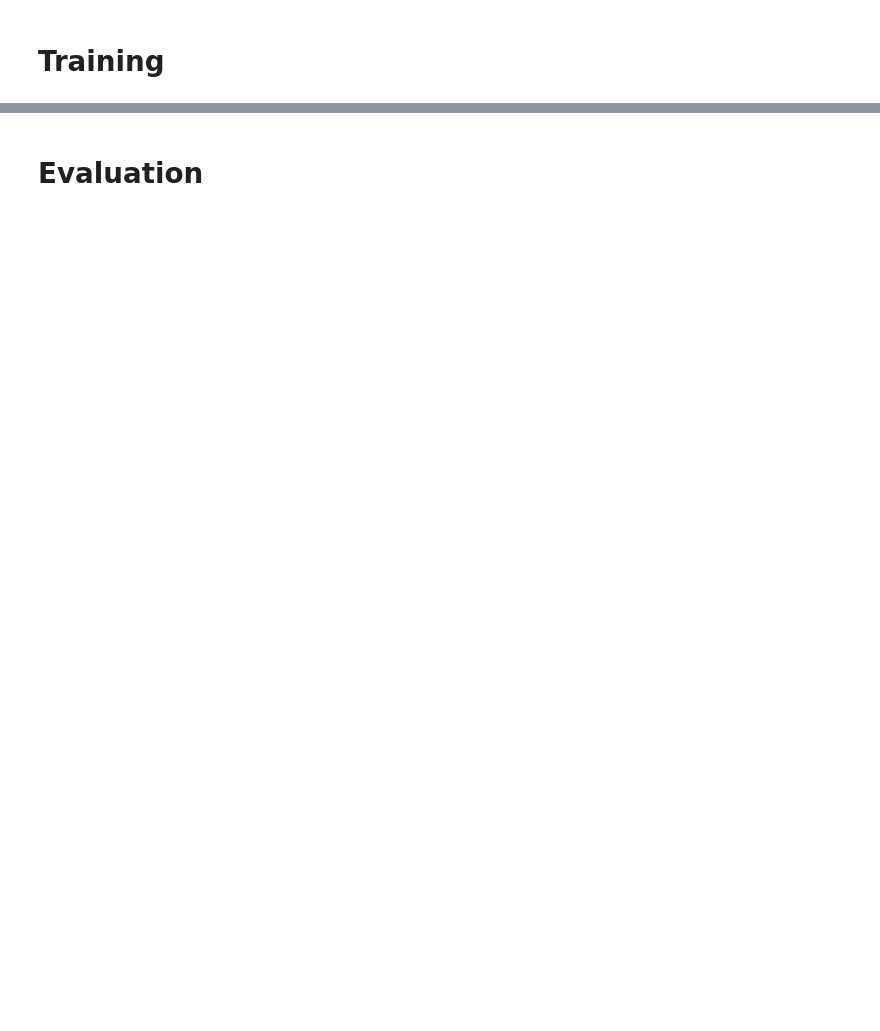
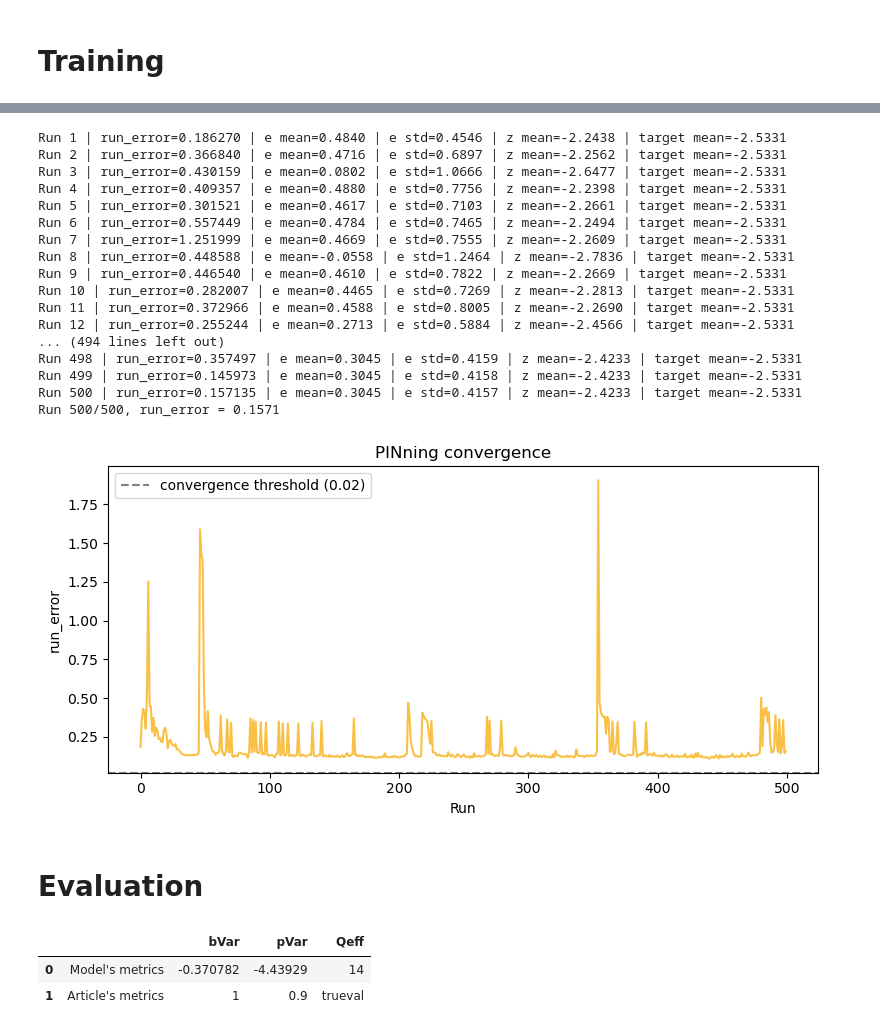
Before and after one commit to JohanneBohn/Reproducing-neural-sequences-with-Partial-In-Network-Training, a Jupyter notebook: main.ipynb, the cells around one changed output, grey strips where cells are left out. Drawn from its saved outputs; the diff is of its cells as text; code cells hidden in the pictures; blank space fills up the shorter version.

```diff
--- a/main.ipynb
+++ b/main.ipynb
@@ -32,0 +67,9 @@ gs.target_graph(
+# %%
+p = 0.08 # fraction of plastic synapses in the network
+g = 1.5 # chaos parameter
+tau = 0.01 # membrane time constant (in seconds)
+theta = 0 # sigmoid threshold
+p0 = 10 # initial P matrix scaling factor: amplitude of 1 to 10 times h0
+n_runs = 500 # number of training steps to learn J
+n_steps = 50 # number of additionnal steps where J is not modified
+cv_threshold = 0.02 # error value at which we deem the model to converge
@@ -32,0 +86,24 @@ gs.target_graph(
+# %%
+rnn = RNN(N, g, dt, tau, theta, p0)
+PINned_model = PINning(p, rnn, targets, p0)
+errors = PINned_model.train(inputs, n_runs, cv_threshold, DEBUG = True)
+PINned_model.display_cv(errors)
+# %% [output]
+Run 1 | run_error=0.186270 | e mean=0.4840 | e std=0.4546 | z mean=-2.2438 | target mean=-2.5331
+Run 2 | run_error=0.366840 | e mean=0.4716 | e std=0.6897 | z mean=-2.2562 | target mean=-2.5331
+Run 3 | run_error=0.430159 | e mean=0.0802 | e std=1.0666 | z mean=-2.6477 | target mean=-2.5331
+Run 4 | run_error=0.409357 | e mean=0.4880 | e std=0.7756 | z mean=-2.2398 | target mean=-2.5331
+Run 5 | run_error=0.301521 | e mean=0.4617 | e std=0.7103 | z mean=-2.2661 | target mean=-2.5331
+Run 6 | run_error=0.557449 | e mean=0.4784 | e std=0.7465 | z mean=-2.2494 | target mean=-2.5331
+Run 7 | run_error=1.251999 | e mean=0.4669 | e std=0.7555 | z mean=-2.2609 | target mean=-2.5331
+Run 8 | run_error=0.448588 | e mean=-0.0558 | e std=1.2464 | z mean=-2.7836 | target mean=-2.5331
+Run 9 | run_error=0.446540 | e mean=0.4610 | e std=0.7822 | z mean=-2.2669 | target mean=-2.5331
+Run 10 | run_error=0.282007 | e mean=0.4465 | e std=0.7269 | z mean=-2.2813 | target mean=-2.5331
+Run 11 | run_error=0.372966 | e mean=0.4588 | e std=0.8005 | z mean=-2.2690 | target mean=-2.5331
+Run 12 | run_error=0.255244 | e mean=0.2713 | e std=0.5884 | z mean=-2.4566 | target mean=-2.5331
+... (494 lines left out)
+Run 498 | run_error=0.357497 | e mean=0.3045 | e std=0.4159 | z mean=-2.4233 | target mean=-2.5331
+Run 499 | run_error=0.145973 | e mean=0.3045 | e std=0.4158 | z mean=-2.4233 | target mean=-2.5331
+Run 500 | run_error=0.157135 | e mean=0.3045 | e std=0.4157 | z mean=-2.4233 | target mean=-2.5331
+Run 500/500, run_error = 0.1571
+[figure, added]
@@ -34,0 +118,6 @@ gs.target_graph(
+# %%
+Metrics.general_evaluation(rates = final_rates, targets = targets, t = gs.t, sigma = sigma, threshold = threshold)
+# %% [output]
+|  |  | bVar | pVar | Qeff |
+| 0 | Model's metrics | -0.370782 | -4.43929 | 14 |
+| 1 | Article's metrics | 1 | 0.9 | trueval |
```
Also changed, not shown: parts of 23 cells of this notebook, 4 other files.
